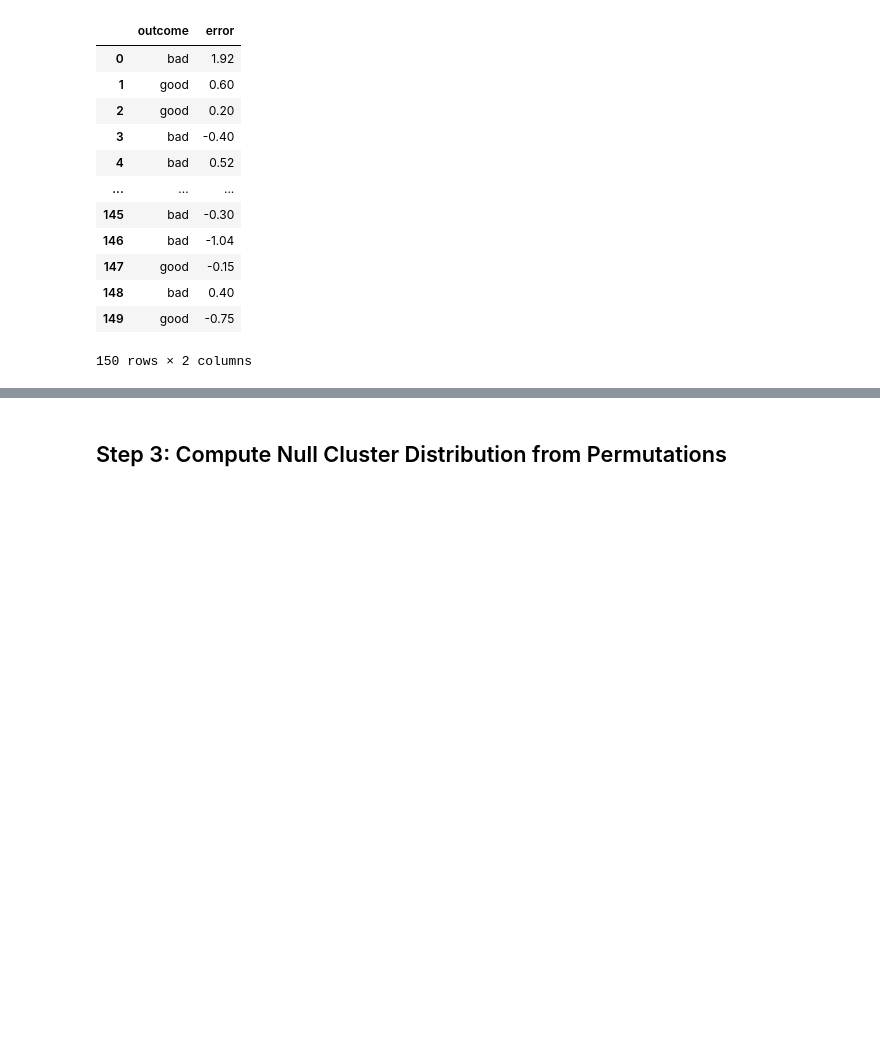
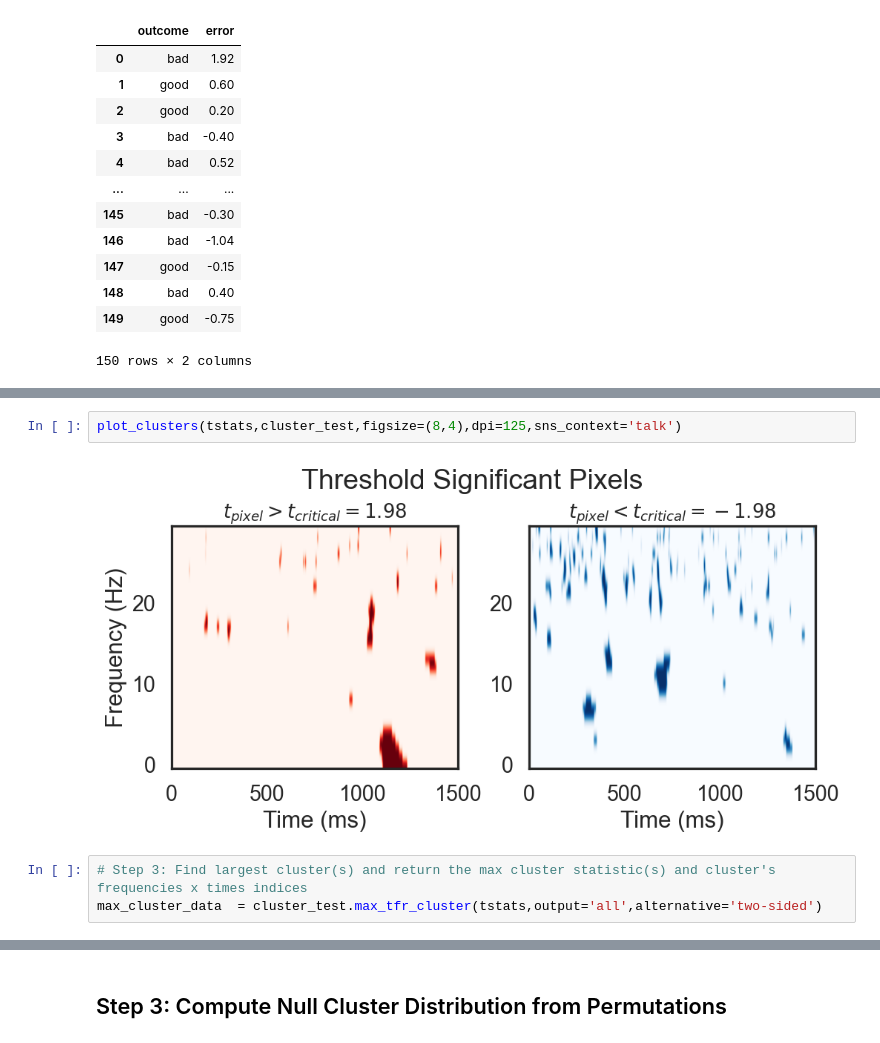
Before and after one commit to aliefink/NeuroCluster, a Jupyter notebook: notebooks/NeuroCluster_template.ipynb, the cells around one changed output, grey strips where cells are left out. Saved outputs shown, nothing was run; the diff lists cells and outputs as text; blank space fills up the shorter version.

```diff
--- a/notebooks/NeuroCluster_template.ipynb
+++ b/notebooks/NeuroCluster_template.ipynb
@@ -183,3 +123,10 @@ max_cluster_data  = cluster_test.max_tfr_cluster(tstats,output='all')
+# %%
+plot_clusters(tstats,cluster_test,figsize=(8,4),dpi=125,sns_context='talk')
+# %% [output]
+[figure, added]
+# %%
+# Step 3: Find largest cluster(s) and return the max cluster statistic(s) and cluster's  frequencies x times indices
+max_cluster_data  = cluster_test.max_tfr_cluster(tstats,output='all',alternative='two-sided')
 # %%
 max_cluster_data
 # %% [output]
```
Also changed, not shown: parts of 30 cells of this notebook, 7 other files.
